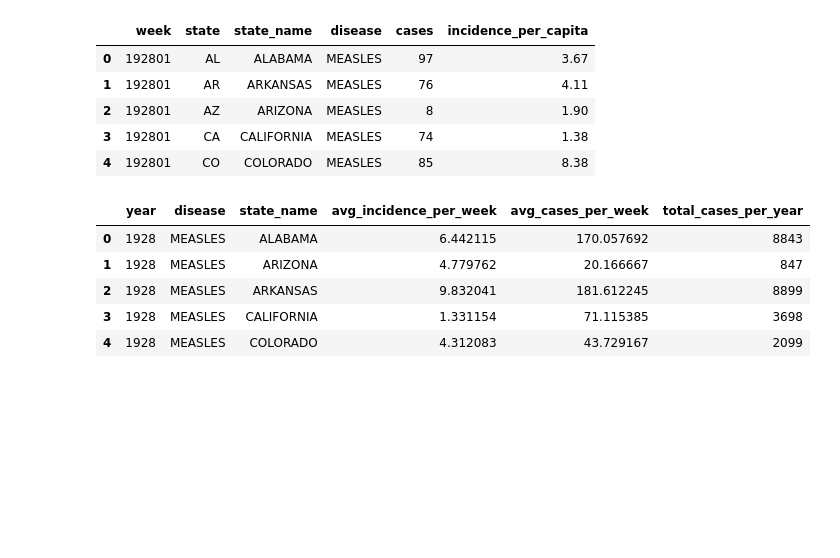
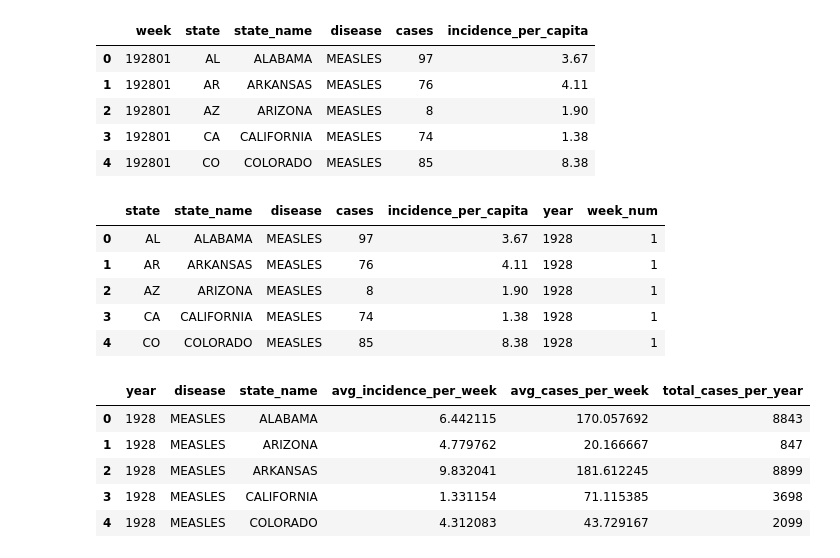
Before and after one commit to CS10-LABS7-MBP/measles_map, a Jupyter notebook: mapping_measles.ipynb, the cells around one changed output. Saved outputs shown, nothing was run; the diff lists cells and outputs as text; code cells hidden in the pictures; blank space fills up the shorter version.

```diff
--- a/mapping_measles.ipynb
+++ b/mapping_measles.ipynb
@@ -45,6 +45,17 @@ measles.head()
 measles["year"] = measles["week"].apply(lambda x: int(str(x)[0:4]))
 # %%
 measles["week_num"] = measles["week"].apply(lambda x: int(str(x)[4:7]))
+# %%
+measles.drop("week", axis = 1, inplace = True)
+# %%
+measles.head()
+# %% [output]
+|  | state | state_name | disease | cases | incidence_per_capita | year | week_num |
+| 0 | AL | ALABAMA | MEASLES | 97 | 3.67 | 1928 | 1 |
+| 1 | AR | ARKANSAS | MEASLES | 76 | 4.11 | 1928 | 1 |
+| 2 | AZ | ARIZONA | MEASLES | 8 | 1.90 | 1928 | 1 |
+| 3 | CA | CALIFORNIA | MEASLES | 74 | 1.38 | 1928 | 1 |
+| 4 | CO | COLORADO | MEASLES | 85 | 8.38 | 1928 | 1 |
 # %%
 def summarise(df):
     #Group data
```
Also changed, not shown: parts of 7 cells of this notebook.
